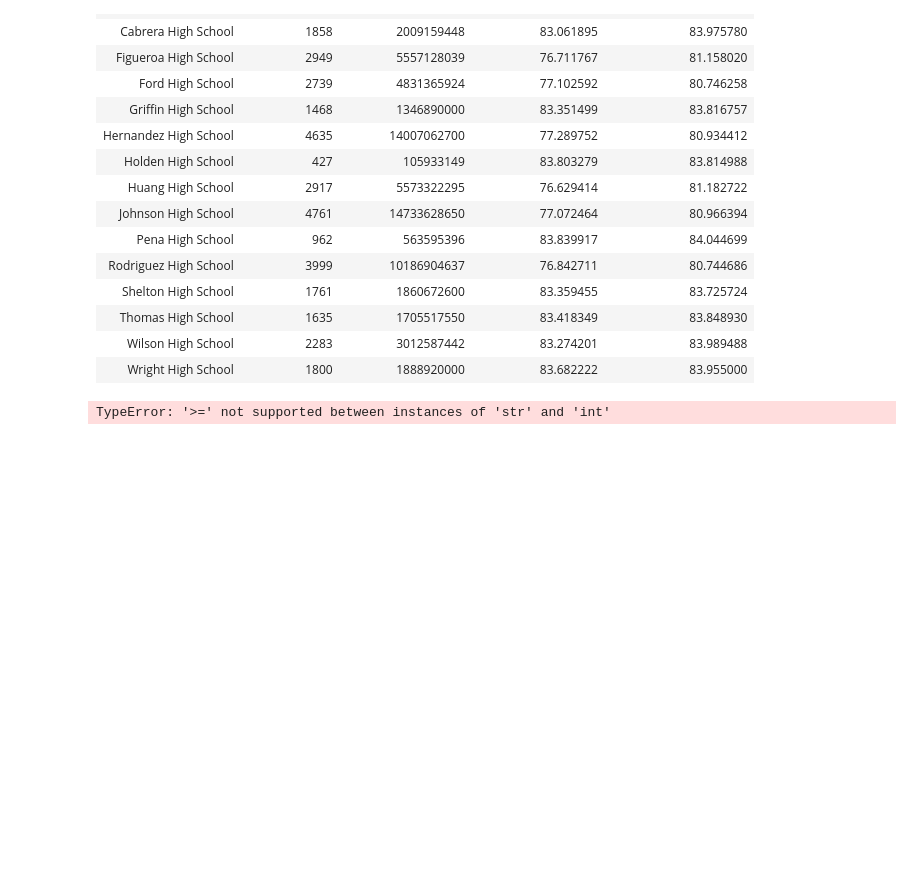
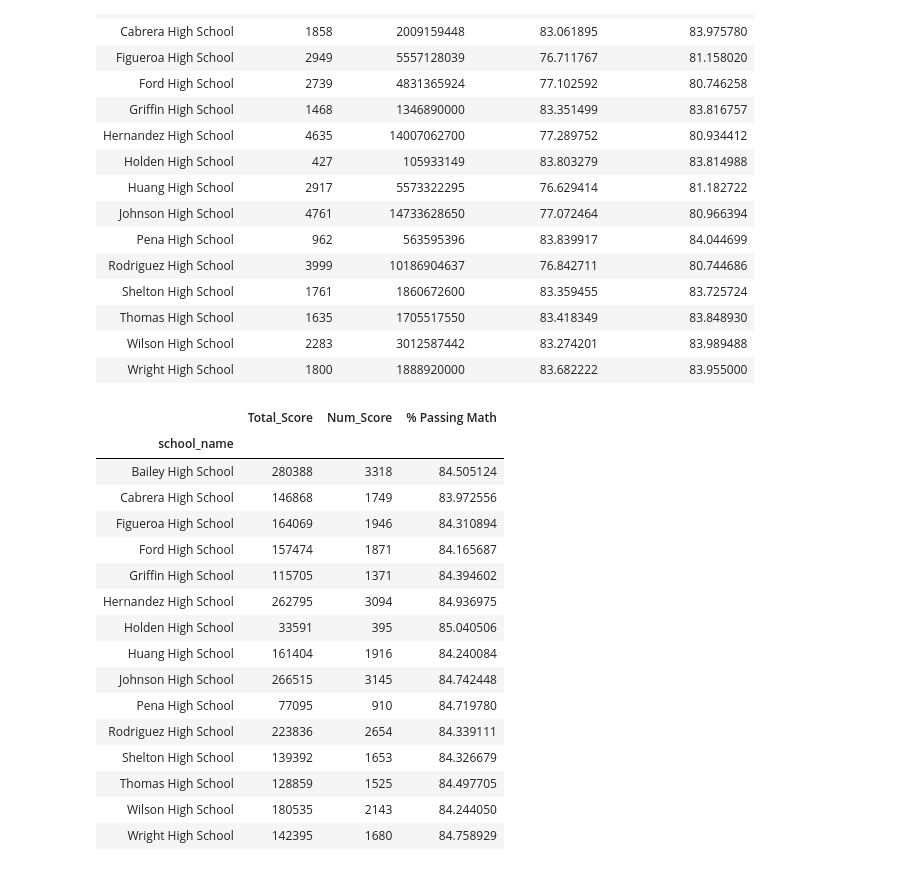
Before and after one commit to jran14/pandas-challenge, a Jupyter notebook: PyCitySchools/PyCitySchools.ipynb, the cells around one changed output. Saved outputs shown, nothing was run; the diff lists cells and outputs as text; code cells hidden in the pictures; blank space fills up the shorter version.

```diff
--- a/PyCitySchools/PyCitySchools.ipynb
+++ b/PyCitySchools/PyCitySchools.ipynb
@@ -146,8 +165,31 @@ grouped
     #return x / sum_math
 #merged['test']=merged.apply(passing_math, axis=0)
 #merged
-# %%
-passing_math= merged.groupby('school_name').agg({merged('math_score'>= 70) : 'sum'})
-passing_math
-# %% [output]
-TypeError: '>=' not supported between instances of 'str' and 'int'
+# %%
+passing_math= merged.loc[merged['math_score'] >= 70, ['math_score', 'school_name']]
+passing_math= passing_math.set_index('school_name')
+grouped_math= passing_math.groupby('school_name').agg(Total_Score=pd.NamedAgg(column='math_score', aggfunc='sum'),
+                                                   Num_Score=pd.NamedAgg(column='math_score', aggfunc='count'))
+
+grouped_math['% Passing Math']=(grouped_math['Total_Score']/grouped_math['Num_Score'])
+#grouped_math['% Passing Math']=(grouped_math['Num_Score']/number_of_students).map("{:.2%}".format)
+#grouped_math= passing_math.groupby('school_name')['math_score'].mean()
+grouped_math
+# %% [output]
+|  | Total_Score | Num_Score | % Passing Math |
+| school_name |  |  |  |
+| Bailey High School | 280388 | 3318 | 84.505124 |
+| Cabrera High School | 146868 | 1749 | 83.972556 |
+| Figueroa High School | 164069 | 1946 | 84.310894 |
+| Ford High School | 157474 | 1871 | 84.165687 |
+| Griffin High School | 115705 | 1371 | 84.394602 |
+| Hernandez High School | 262795 | 3094 | 84.936975 |
+| Holden High School | 33591 | 395 | 85.040506 |
+| Huang High School | 161404 | 1916 | 84.240084 |
+| Johnson High School | 266515 | 3145 | 84.742448 |
+| Pena High School | 77095 | 910 | 84.719780 |
+| Rodriguez High School | 223836 | 2654 | 84.339111 |
+| Shelton High School | 139392 | 1653 | 84.326679 |
+| Thomas High School | 128859 | 1525 | 84.497705 |
+| Wilson High School | 180535 | 2143 | 84.244050 |
+| Wright High School | 142395 | 1680 | 84.758929 |
```
Also changed, not shown: parts of 5 cells of this notebook.
